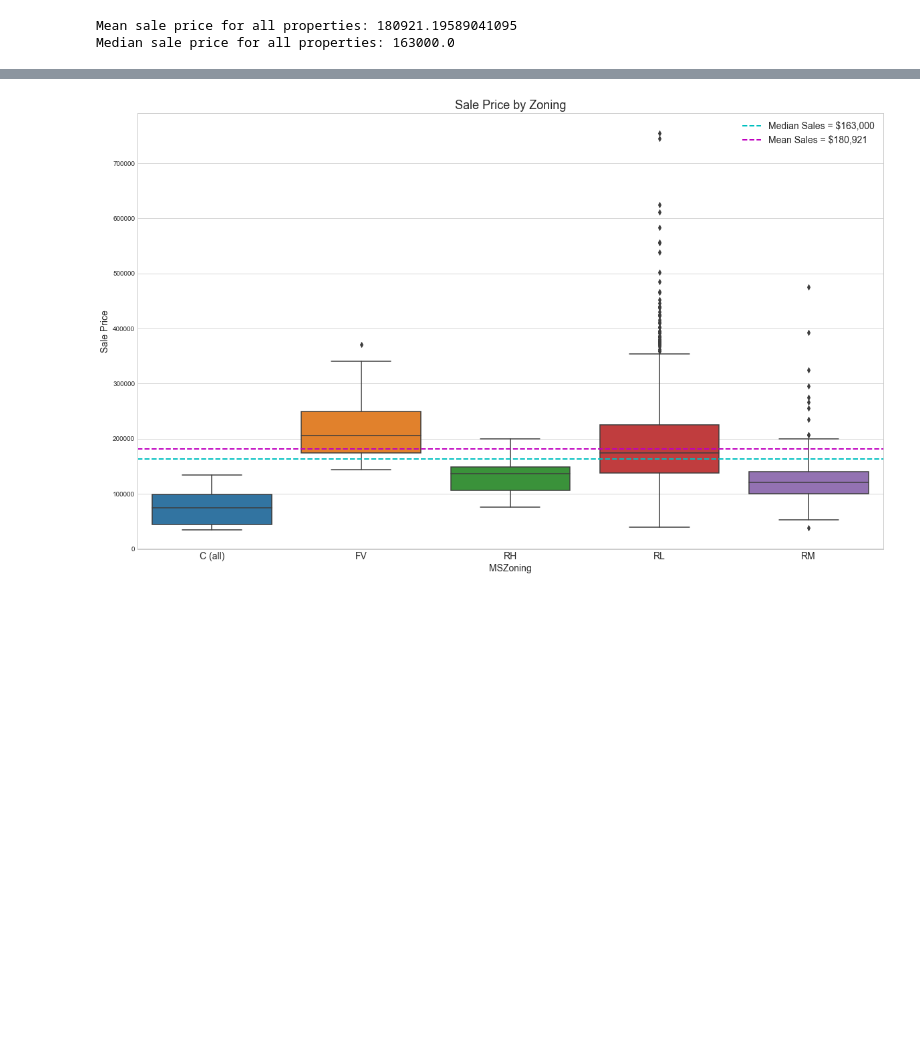
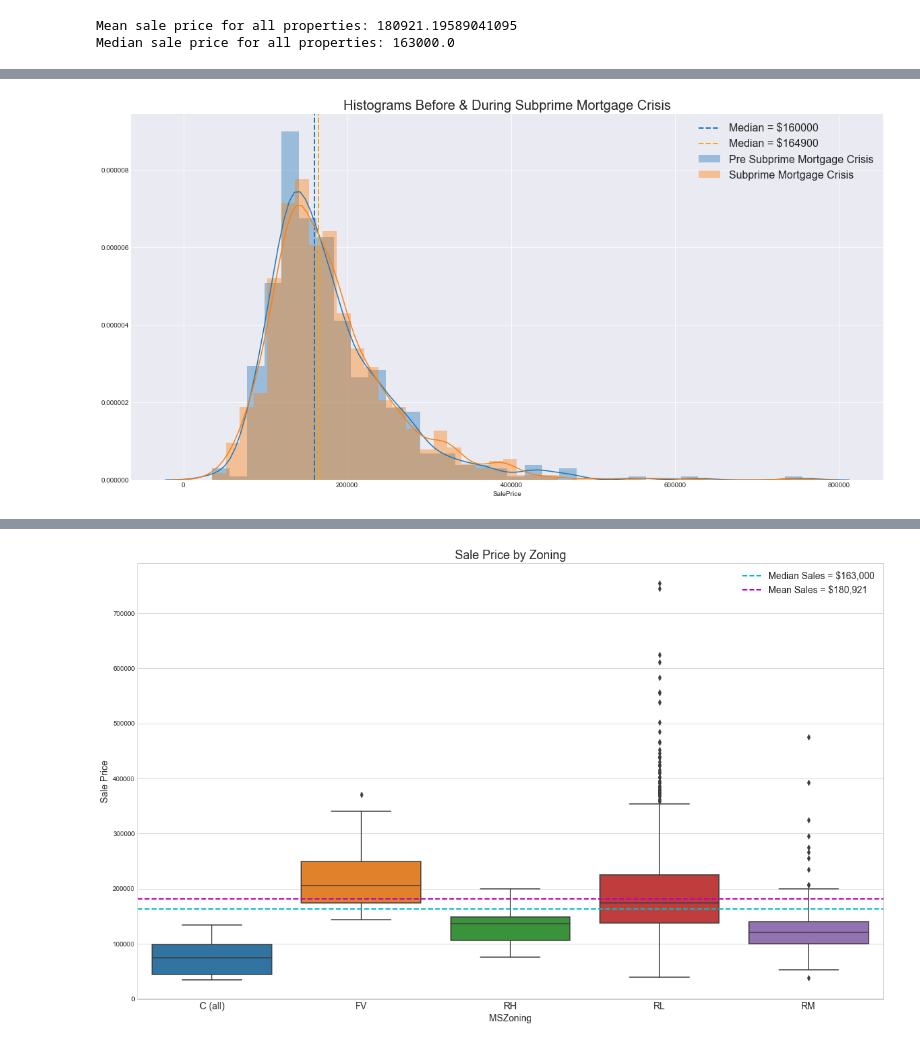
Before and after one commit to brianmcguckin/thinkful_unit_01_capstone, a Jupyter notebook: unit_01_capstone.ipynb, the cells around one changed output, grey strips where cells are left out. Saved outputs shown, nothing was run; the diff lists cells and outputs as text; code cells hidden in the pictures; blank space fills up the shorter version.

```diff
--- a/unit_01_capstone.ipynb
+++ b/unit_01_capstone.ipynb
@@ -53,0 +112,43 @@ __Thoughts on distribution:__ distribution is not normal, obvious skew
+# %%
+#divide datasets on 2007 q3
+subprime = train #should have nothing before 07-2007
+subprime = subprime[subprime.YrSold>=2008]
+subprime_2007 = train
+subprime_2007 = subprime_2007[subprime_2007.YrSold==2007]
+subprime_2007 = subprime_2007[subprime_2007.MoSold>=7]
+subprime = subprime.append(subprime_2007, ignore_index=True)
+#print(subprime.groupby('YrSold')['MoSold'].min()) #2007 min should be 7
+#print(subprime.groupby('YrSold')['MoSold'].max())
+
+pre_subprime = train #should have nothing after 06-2007
+pre_subprime = pre_subprime[pre_subprime.YrSold<=2006]
+pre_subprime_2007 = train
+pre_subprime_2007 = pre_subprime_2007[pre_subprime_2007.YrSold==2007]
+pre_subprime_2007 = pre_subprime_2007[pre_subprime_2007.MoSold<7]
+pre_subprime = pre_subprime.append(pre_subprime_2007, ignore_index=True)
+#print(pre_subprime.groupby('YrSold')['MoSold'].min())
+#print(pre_subprime.groupby('YrSold')['MoSold'].max()) #2007 max should be 6
+# %%
+#price distribution before and during subprime mortgage crisis, q3 2007
+
+plt.figure(figsize=(20,10))
+#pre subprime crisis
+sns.distplot(pre_subprime['SalePrice'],
+             label='Pre Subprime Mortgage Crisis')
+plt.axvline(pre_subprime['SalePrice'].median(),
+            linestyle='dashed', linewidth=2,
+            label='Median = ${}'.format(round(pre_subprime['SalePrice'].median())))
+
+#subprime crisis
+sns.distplot(subprime['SalePrice'],
+            label='Subprime Mortgage Crisis')
+plt.axvline(subprime['SalePrice'].median(),
+            color='#FFA500', linestyle='dashed', linewidth=2,
+            label='Median = ${}'.format(round(subprime['SalePrice'].median())))
+
+plt.legend(prop={'size':16})
+plt.title('Histograms Before & During Subprime Mortgage Crisis', size=20)
+
+plt.show()
+# %% [output]
+[figure, added]
```
Also changed, not shown: parts of 11 cells of this notebook.
